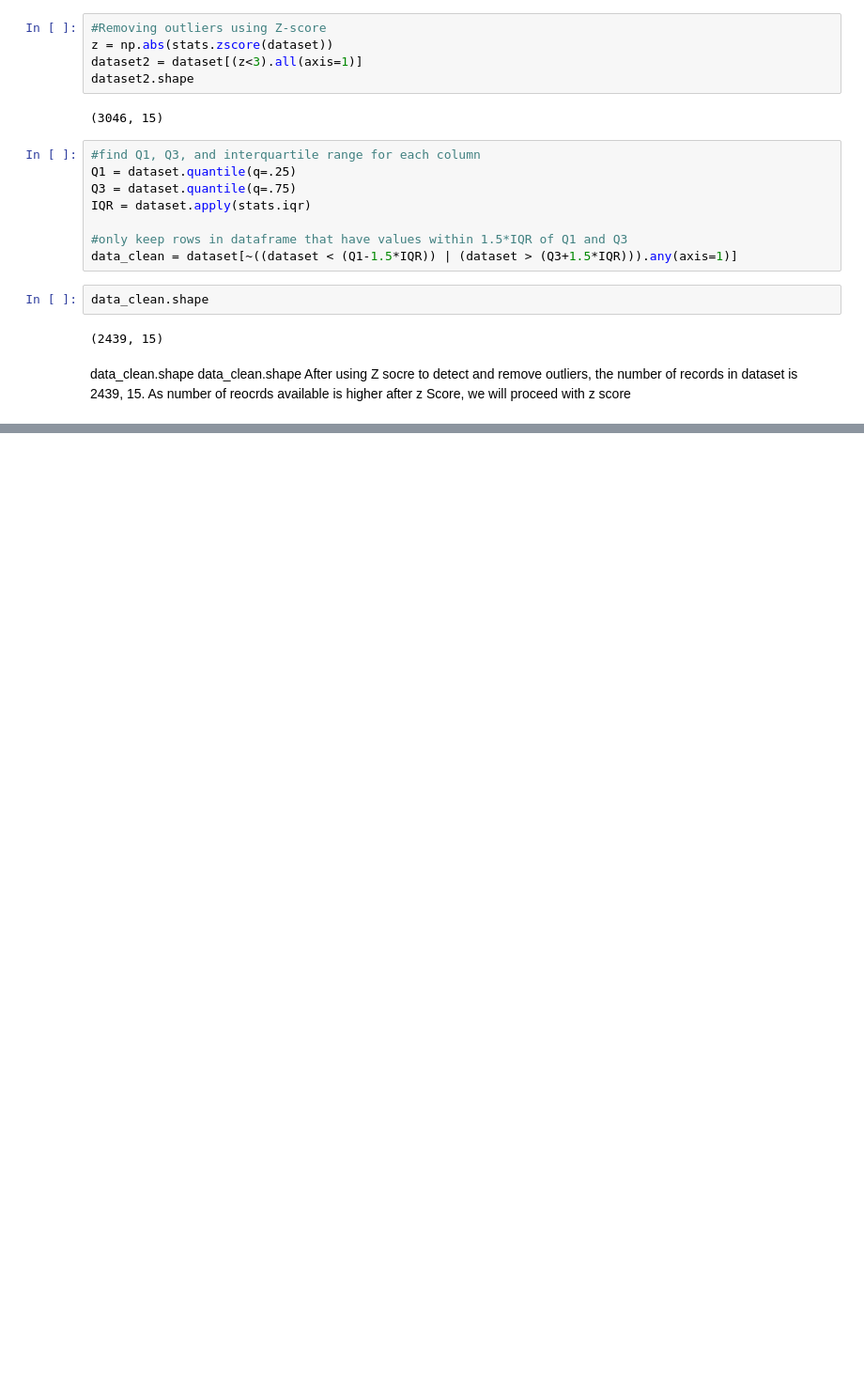
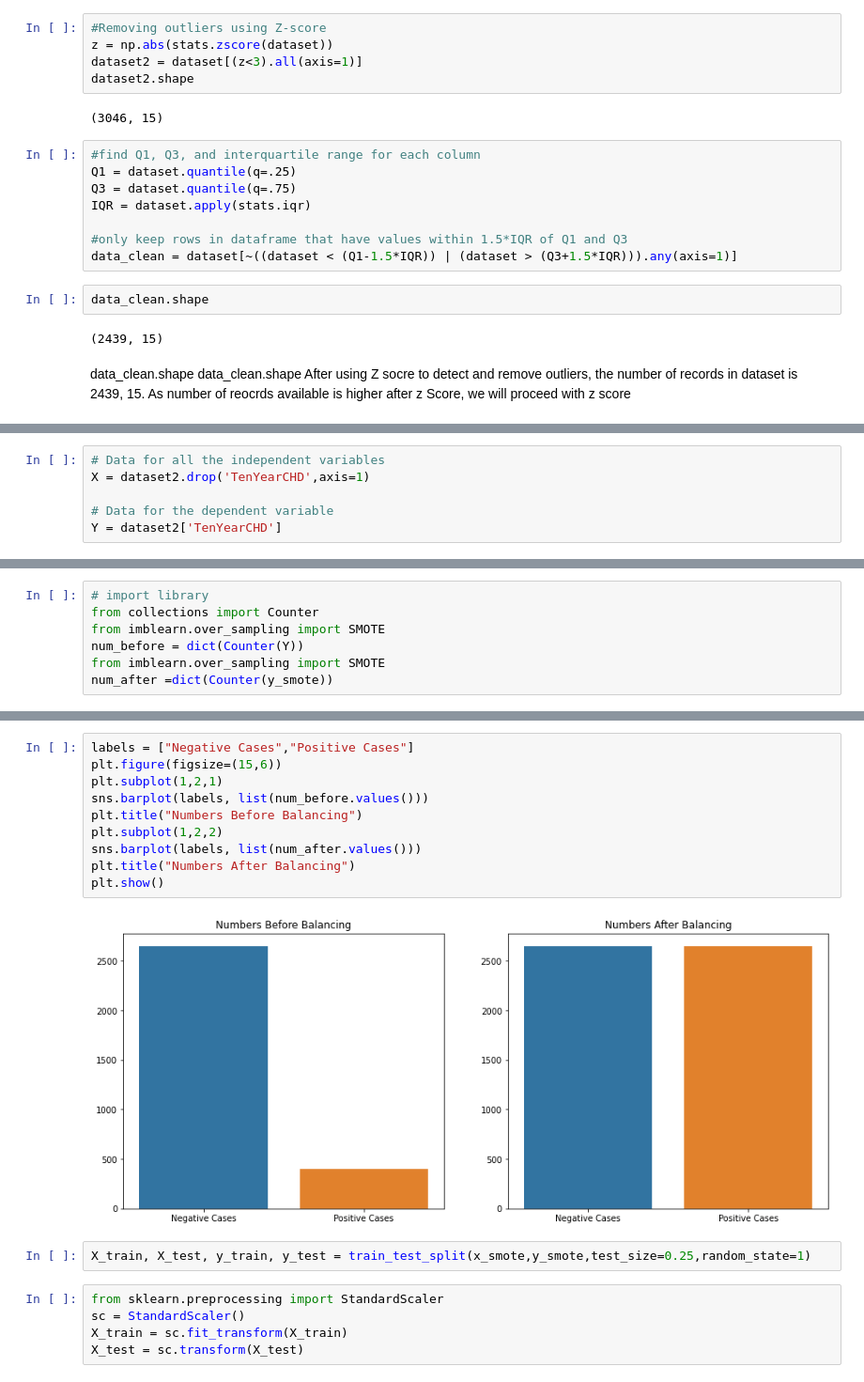
Before and after one commit to pmgumble/Cardiovascular-Risk-Prediction, a Jupyter notebook: Pratik_M_Gumble_Cardiovascular_Risk_Prediction.ipynb, the cells around one changed output, grey strips where cells are left out. Shown: that part at 94% size. Drawn from its saved outputs; the diff is of its cells as text; blank space fills up the shorter version.

```diff
--- a/Pratik_M_Gumble_Cardiovascular_Risk_Prediction.ipynb
+++ b/Pratik_M_Gumble_Cardiovascular_Risk_Prediction.ipynb
@@ -433,0 +464,6 @@ After using Z socre to detect and remove outliers, the number of records in data
+# %%
+# Data for all the independent variables
+X = dataset2.drop('TenYearCHD',axis=1)
+
+# Data for the dependent variable
+Y = dataset2['TenYearCHD']
@@ -433,0 +480,7 @@ After using Z socre to detect and remove outliers, the number of records in data
+# %%
+# import library
+from collections import Counter
+from imblearn.over_sampling import SMOTE
+num_before = dict(Counter(Y))
+from imblearn.over_sampling import SMOTE
+num_after =dict(Counter(y_smote))
@@ -433,0 +498,19 @@ After using Z socre to detect and remove outliers, the number of records in data
+# %%
+labels = ["Negative Cases","Positive Cases"]
+plt.figure(figsize=(15,6))
+plt.subplot(1,2,1)
+sns.barplot(labels, list(num_before.values()))
+plt.title("Numbers Before Balancing")
+plt.subplot(1,2,2)
+sns.barplot(labels, list(num_after.values()))
+plt.title("Numbers After Balancing")
+plt.show()
+# %% [output]
+[figure, added]
+# %%
+X_train, X_test, y_train, y_test = train_test_split(x_smote,y_smote,test_size=0.25,random_state=1)
+# %%
+from sklearn.preprocessing import StandardScaler
+sc = StandardScaler()
+X_train = sc.fit_transform(X_train)
+X_test = sc.transform(X_test)
```
Also changed, not shown: parts of 8 cells of this notebook.
